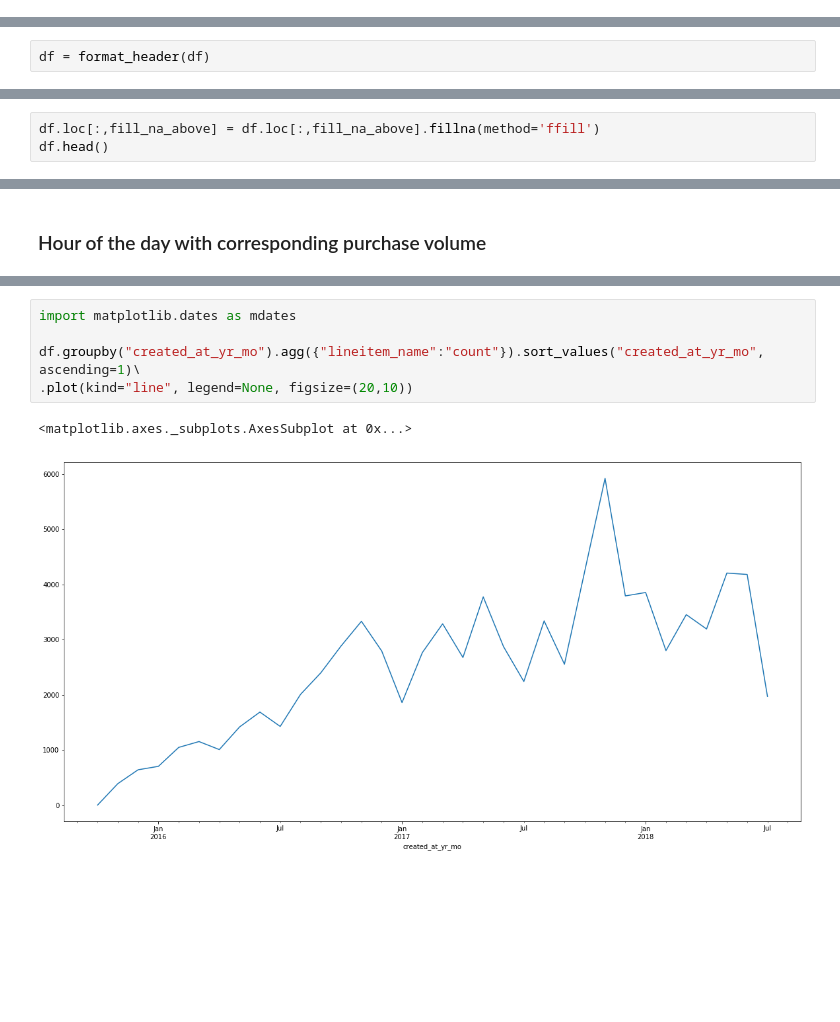
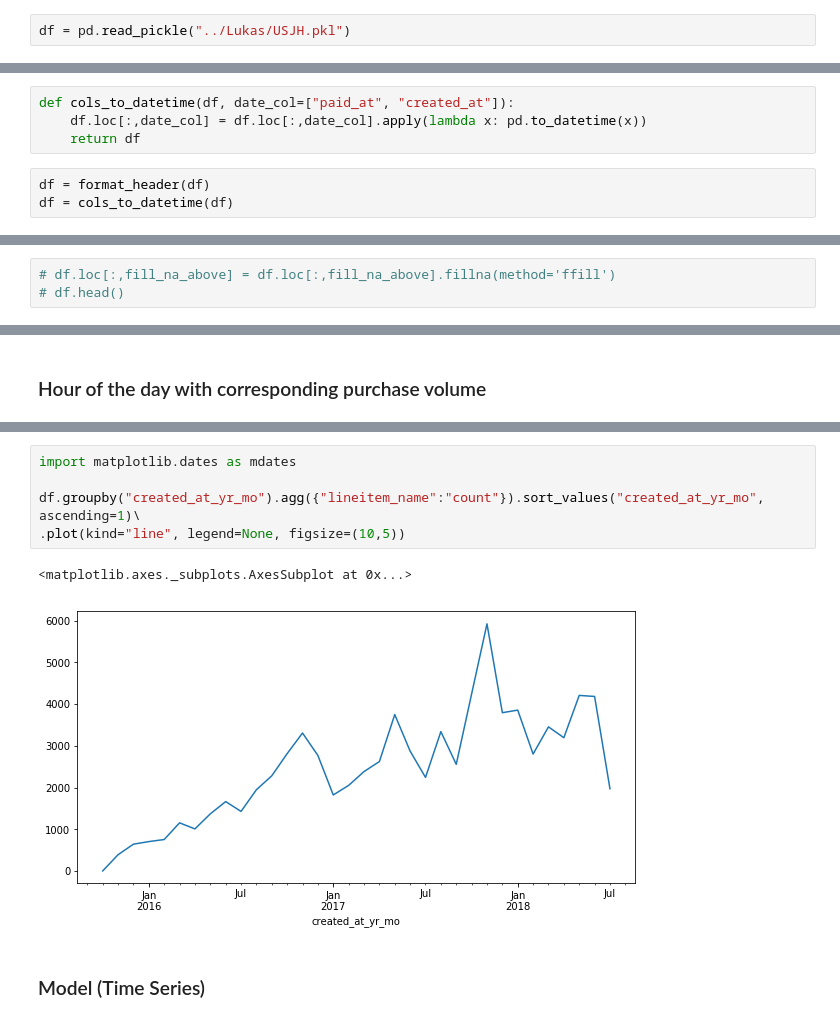
Before and after one commit to lksfr/NOSO, a Jupyter notebook: Ray/USJH.ipynb, the cells around one changed output, grey strips where cells are left out. Saved outputs shown, nothing was run; the diff lists cells and outputs as text; blank space fills up the shorter version.

```diff
--- a/Ray/USJH.ipynb
+++ b/Ray/USJH.ipynb
@@ -7,3 +10,5 @@ df = pd.read_csv("USJH_order_dataset.csv")
+# %%
+df = pd.read_pickle("../Lukas/USJH.pkl")
 # %% [markdown]
 ### Formatting dataframe
 # %%
@@ -11,6 +16,11 @@ def format_header(df):
     df.columns = df.columns.str.lower()
     df.columns = df.columns.str.replace(" ","_")
     return df
+# %%
+def cols_to_datetime(df, date_col=["paid_at", "created_at"]):
+    df.loc[:,date_col] = df.loc[:,date_col].apply(lambda x: pd.to_datetime(x))
+    return df
 # %%
 df = format_header(df)
+df = cols_to_datetime(df)
 # %%
@@ -97,3 +70,3 @@ fill_na_above = ['financial_status','paid_at','fulfillment_status','accepts_mark
 # %%
-df.loc[:,fill_na_above] = df.loc[:,fill_na_above].fillna(method='ffill')
-df.head()
+# df.loc[:,fill_na_above] = df.loc[:,fill_na_above].fillna(method='ffill')
+# df.head()
@@ -285,8 +328,10 @@ df.groupby("created_at_hour").agg({"lineitem_name":"count"}).sort_values("create
 # %%
 import matplotlib.dates as mdates
 
 df.groupby("created_at_yr_mo").agg({"lineitem_name":"count"}).sort_values("created_at_yr_mo", ascending=1)\
-.plot(kind="line", legend=None, figsize=(20,10))
+.plot(kind="line", legend=None, figsize=(10,5))
 # %% [output]
 <matplotlib.axes._subplots.AxesSubplot at 0x...>
-[figure, old version]
+[figure, new version]
+# %% [markdown]
+### Model (Time Series)
```
Also changed, not shown: parts of 62 cells of this notebook, 4 other files.
